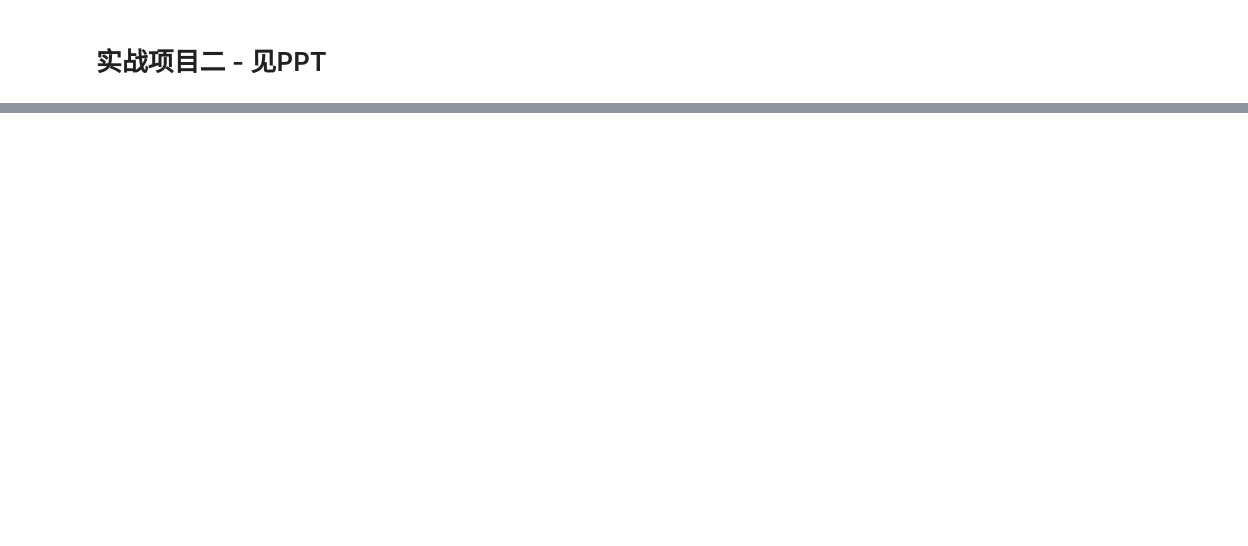
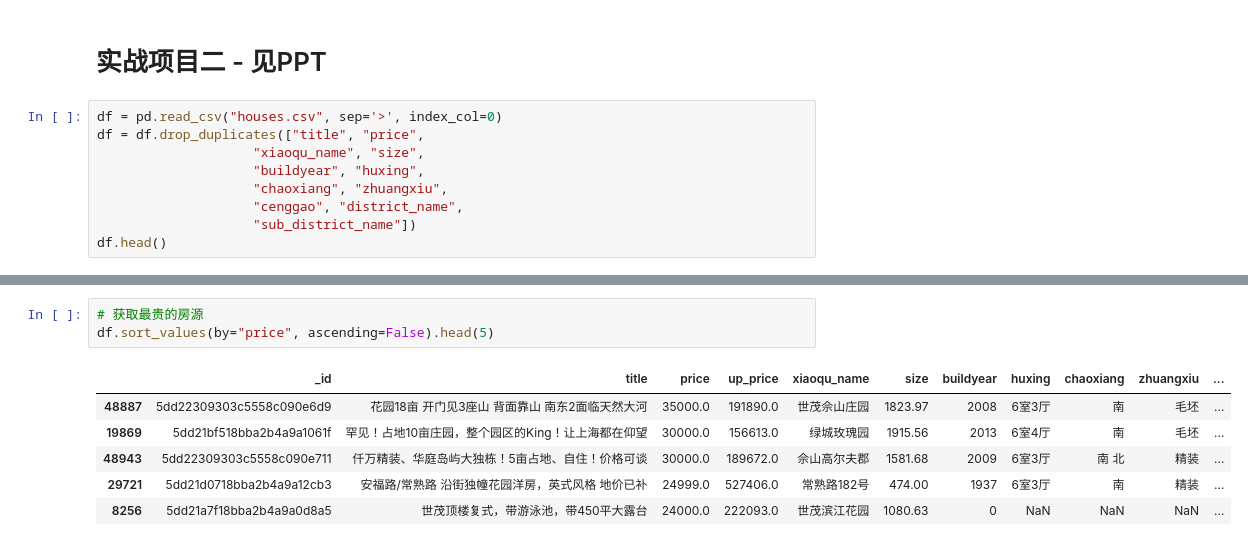
Before and after one commit to shenzhongqiang/21DayPython, a Jupyter notebook: chapter11.ipynb, the cells around one changed output, grey strips where cells are left out. Saved outputs shown, nothing was run; the diff lists cells and outputs as text; blank space fills up the shorter version.

```diff
--- a/chapter11.ipynb
+++ b/chapter11.ipynb
@@ -1007,2 +1118,11 @@ df2
 # %% [markdown]
 # 实战项目二 - 见PPT
+# %%
+df = pd.read_csv("houses.csv", sep='>', index_col=0)
+df = df.drop_duplicates(["title", "price",
+                    "xiaoqu_name", "size",
+                    "buildyear", "huxing",
+                    "chaoxiang", "zhuangxiu",
+                    "cenggao", "district_name",
+                    "sub_district_name"])
+df.head()
@@ -1008,0 +1287,10 @@ df2
+# %%
+# 获取最贵的房源
+df.sort_values(by="price", ascending=False).head(5)
+# %% [output]
+|  | _id | title | price | up_price | xiaoqu_name | size | buildyear | huxing | chaoxiang | zhuangxiu | ... |
+| 48887 | 5dd22309303c5558c090e6d9 | 花园18亩 开门见3座山 背面靠山 南东2面临天然大河 | 35000.0 | 191890.0 | 世茂佘山庄园 | 1823.97 | 2008 | 6室3厅 | 南 | 毛坯 | ... |
+| 19869 | 5dd21bf518bba2b4a9a1061f | 罕见！占地10亩庄园，整个园区的King！让上海都在仰望 | 30000.0 | 156613.0 | 绿城玫瑰园 | 1915.56 | 2013 | 6室4厅 | 南 | 毛坯 | ... |
+| 48943 | 5dd22309303c5558c090e711 | 仟万精装、华庭岛屿大独栋！5亩占地、自住！价格可谈 | 30000.0 | 189672.0 | 佘山高尔夫郡 | 1581.68 | 2009 | 6室3厅 | 南 北 | 精装 | ... |
+| 29721 | 5dd21d0718bba2b4a9a12cb3 | 安福路/常熟路 沿街独幢花园洋房，英式风格 地价已补 | 24999.0 | 527406.0 | 常熟路182号 | 474.00 | 1937 | 6室3厅 | 南 | 精装 | ... |
+| 8256 | 5dd21a7f18bba2b4a9a0d8a5 | 世茂顶楼复式，带游泳池，带450平大露台 | 24000.0 | 222093.0 | 世茂滨江花园 | 1080.63 | 0 | NaN | NaN | NaN | ... |
```
Also changed, not shown: parts of 28 cells of this notebook, 1 other file.
